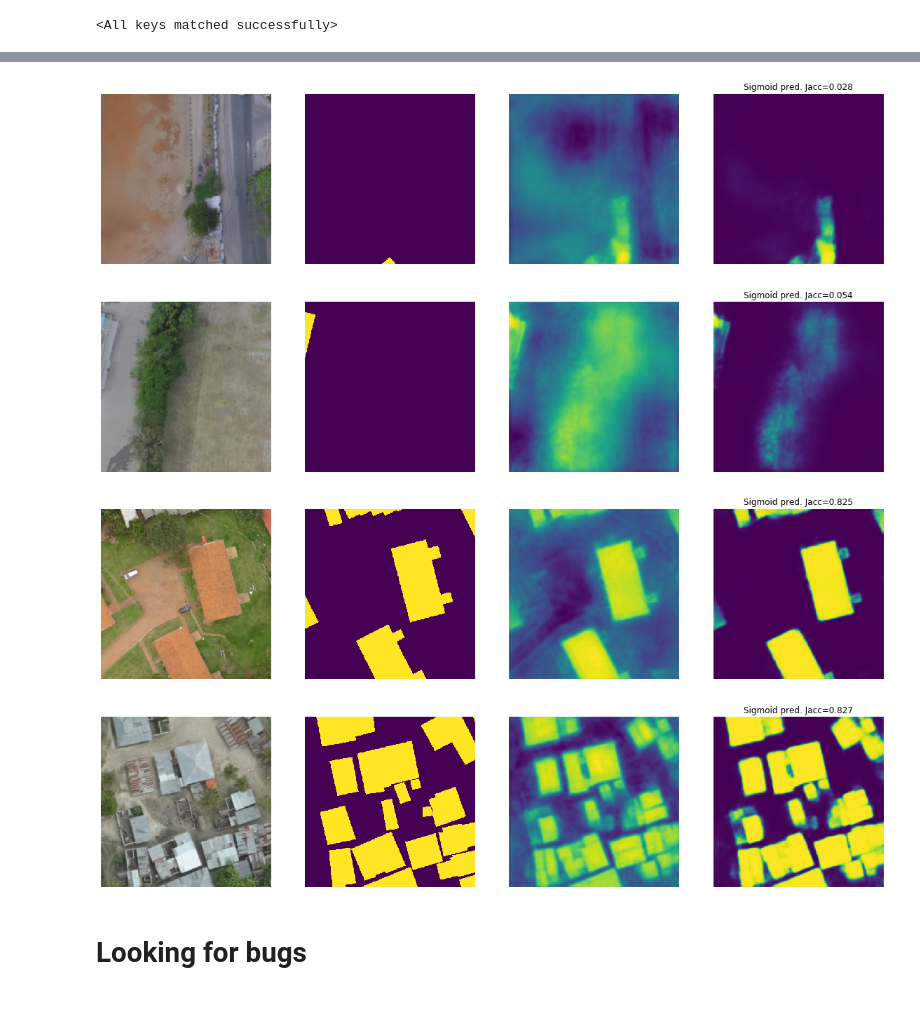
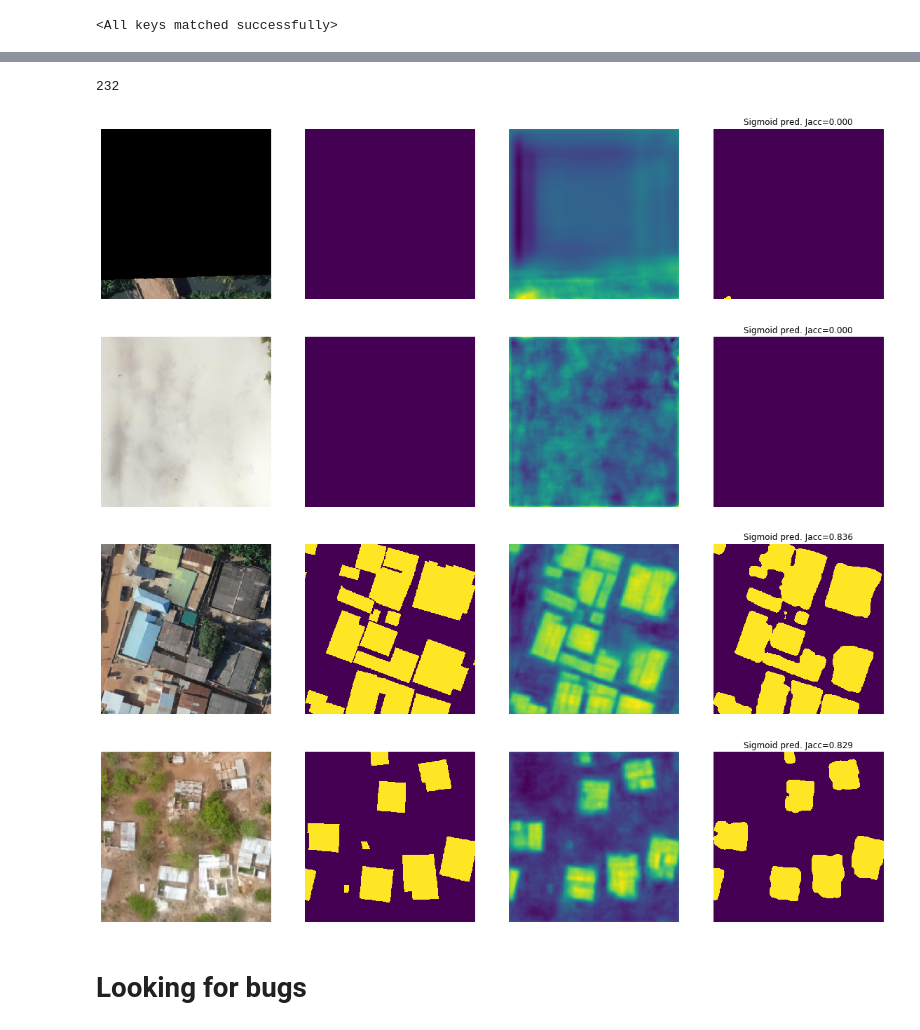
Before and after one commit to bonlime/opencities, a Jupyter notebook: 2. Model Training.ipynb, the cells around one changed output, grey strips where cells are left out. Saved outputs shown, nothing was run; the diff lists cells and outputs as text; code cells hidden in the pictures.

```diff
--- a/2. Model Training.ipynb
+++ b/2. Model Training.ipynb
@@ -92,6 +53,12 @@ train_dtld_i = iter(train_dtld)
 test_dtst = OpenCitiesTestDataset(transform=test_aug)
 test_dtld = DataLoader(test_dtst, batch_size=BS, shuffle=False, num_workers=8, drop_last=False)
 test_dtld_i = iter(test_dtld)
+# %%
+val_dtst_inria = InriaTilesDataset(split="val", transform=val_aug)
+val_dtld_inria = DataLoader(val_dtst_inria, batch_size=BS, shuffle=True, num_workers=8, drop_last=True)
+
+train_dtst_inria = InriaTilesDataset(split="train", transform=aug)
+train_dtld_inria = DataLoader(train_dtst_inria, batch_size=BS, shuffle=True, num_workers=8, drop_last=True)
 # %%
 class ToCudaLoader:
     def __init__(self, loader):
@@ -114,3 +87,6 @@ img, mask = train_dtst[1]
 img.shape, mask.shape
 # %% [output]
 (torch.Size([3, 384, 384]), torch.Size([1, 384, 384]))
+# %%
+img, mask = train_dtst_inria[1]
+img.shape, mask.shape
@@ -398,3 +389,7 @@ plt.hist(results_hist.res, bins=20);
+# %%
+len(pred_saver.worst_preds)
+# %% [output]
+232
 # %%
 # Worst predictions
 N_ROW = 2
@@ -408,27 +403,27 @@ for i in range(N_ROW):
     axes[i][0].imshow((img * 255).astype(np.uint8))
     axes[i][1].imshow(pred_saver.worst_target[N])
     axes[i][2].imshow(pred_saver.worst_preds[N])
-    axes[i][3].imshow(sigmoid(pred_saver.worst_preds[N]))
+    axes[i][3].imshow(sigmoid(pred_saver.worst_preds[N]) > 0.6)
     axes[i][3].set_title(f"Sigmoid pred. Jacc={pred_saver.worst_metric[N]:.03f}")
 # %% [output]
-[figure, old version]
+[figure, new version]
 # %%
 # Best predictions
 N_ROW = 2
 fig, axes = plt.subplots(N_ROW, 4, figsize=(20, 10))
 for i in axes:
     for j in i:
         j.axis('off')
 for i in range(N_ROW):
     N = np.random.randint(0, len(pred_saver.best_preds))
     img = pred_saver.best_img[N] * (0.229, 0.224, 0.225) + (0.485, 0.456, 0.406)
     axes[i][0].imshow((img * 255).astype(np.uint8))
     axes[i][1].imshow(pred_saver.best_target[N])
     axes[i][2].imshow(pred_saver.best_preds[N])
-    axes[i][3].imshow(sigmoid(pred_saver.best_preds[N]))
+    axes[i][3].imshow(sigmoid(pred_saver.best_preds[N]) > 0.6)
     axes[i][3].set_title(f"Sigmoid pred. Jacc={pred_saver.best_metric[N]:.03f}")
 # %% [output]
-[figure, old version]
+[figure, new version]
 # %% [markdown]
 # Looking for bugs
 # %%
```
Also changed, not shown: parts of 20 cells of this notebook, 1 other file.
